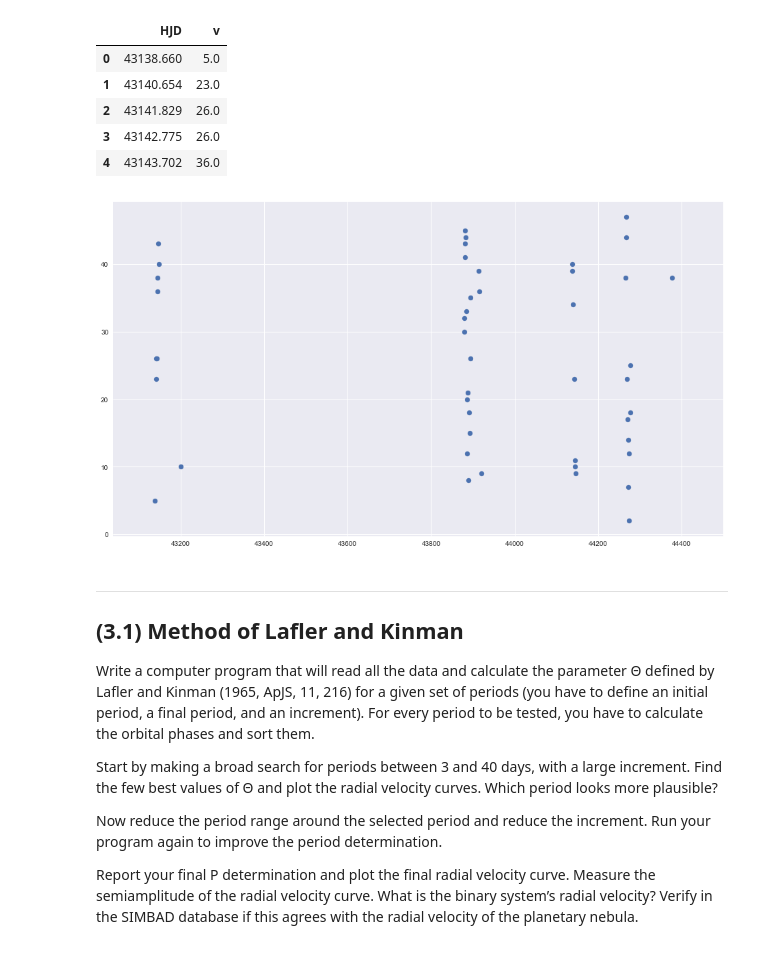
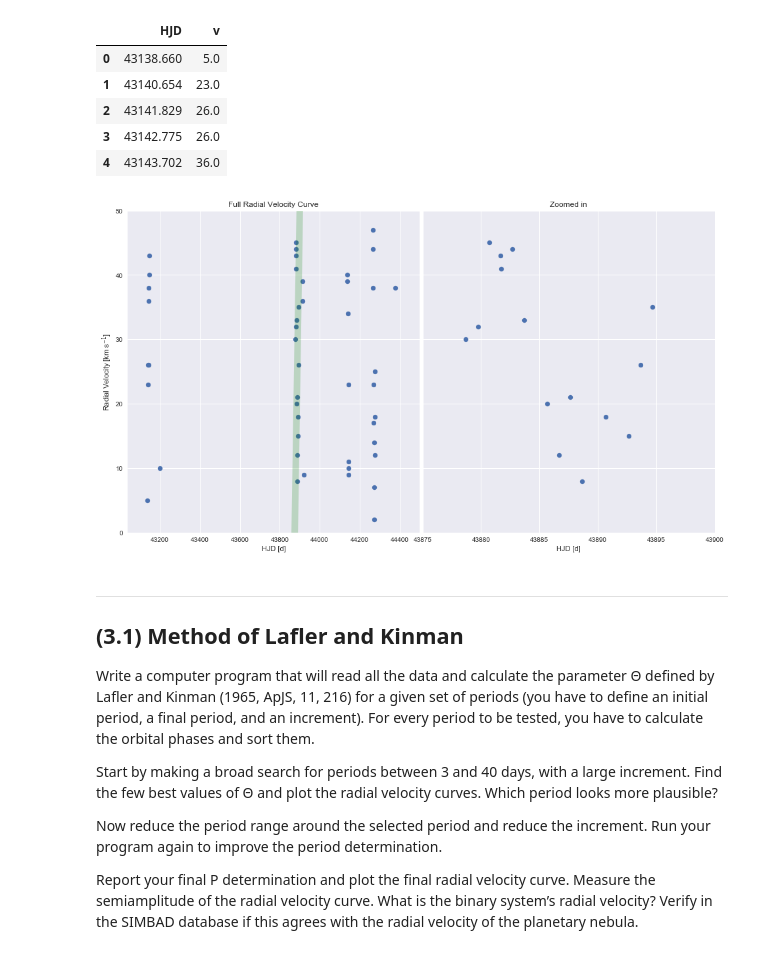
Before and after one commit to kaimibk/School, a Jupyter notebook: ASTR_423/A3/A3.ipynb, the cells around one changed output. Cells and saved outputs as stored; diff of their text form; code cells hidden in the pictures.

Commit message:
Added zoom subplot on radial velocity plot

```diff
--- a/ASTR_423/A3/A3.ipynb
+++ b/ASTR_423/A3/A3.ipynb
@@ -250,14 +250,26 @@ df.head()
 | 2 | 43141.829 | 26.0 |
 | 3 | 43142.775 | 26.0 |
 | 4 | 43143.702 | 36.0 |
-# %%
-fig = plt.figure(figsize=(16,9))
-plt.scatter(df.HJD, df.v)
-plt.xlim(df.HJD.min()-100, 44500)
-
-plt.savefig('LC.png', dpi=300, bbox_inches='tight')
-# %% [output]
-[figure, removed]
+# %%
+fig, axarr = plt.subplots(1, 2, figsize=(16,9), sharey=True)
+axarr[0].scatter(df.HJD, df.v)
+axarr[0].set_xlim(df.HJD.min()-100, 44500)
+axarr[0].plot([43875, 43900], [0, 50], color='g', lw=10, alpha=0.2)
+
+axarr[0].set_xlabel('HJD [d]')
+axarr[0].set_ylabel('Radial Velocity [km s$^{-1}$]')
+axarr[0].set_title('Full Radial Velocity Curve')
+
+axarr[1].scatter(df.HJD, df.v)
+axarr[1].set_xlim(43875, 43900)
+axarr[1].set_ylim(0, 50)
+axarr[1].set_xlabel('HJD [d]')
+axarr[1].set_title('Zoomed in')
+
+fig.subplots_adjust(wspace=0.01)
+plt.savefig('LC.png', dpi=300, bbox_inches='tight')
+# %% [output]
+[figure, added]
 # %% [markdown]
 ___
 ## (3.1) Method of Lafler and Kinman
```
Also changed, not shown: 1 other file.
